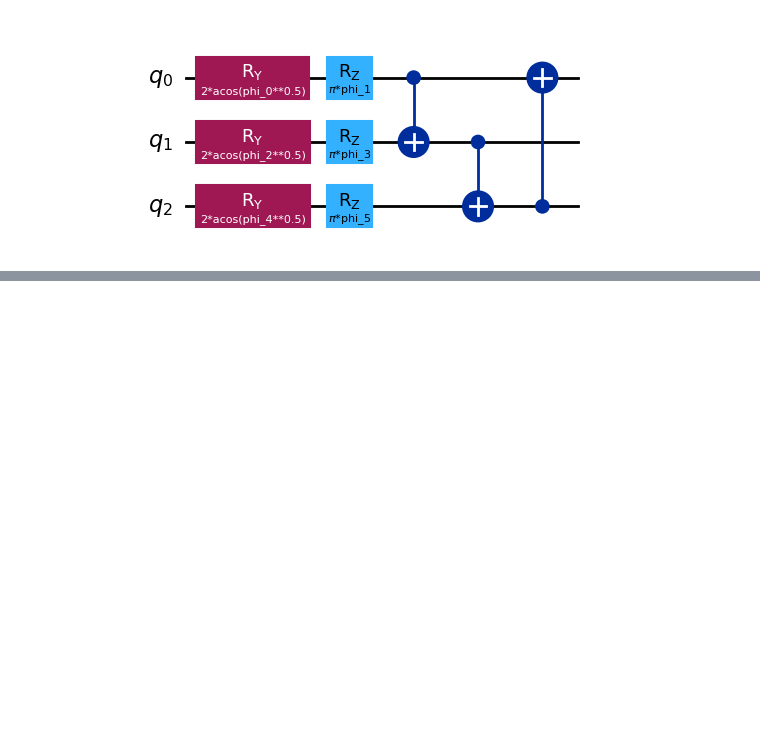
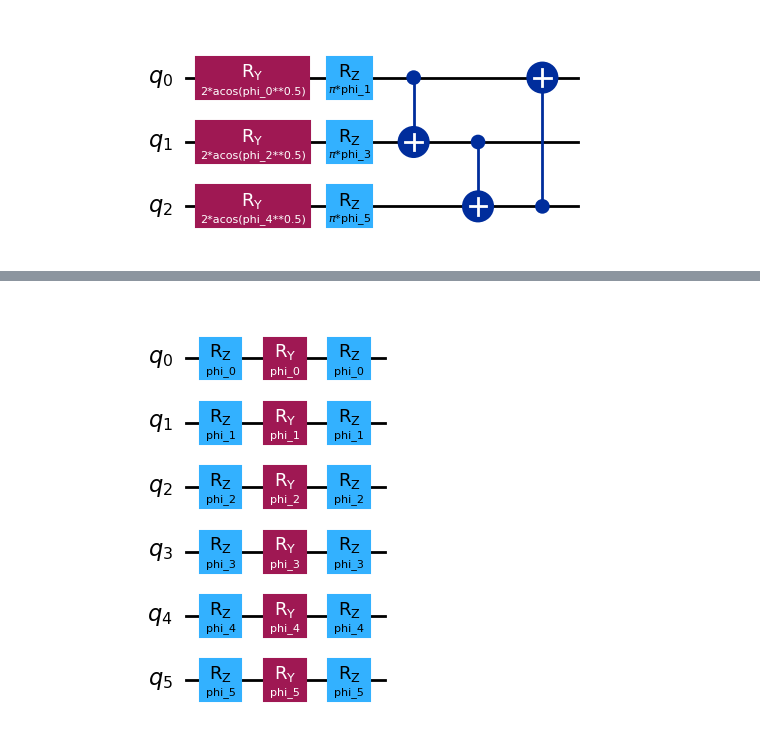
Before and after one commit to fdamore/QK, a Jupyter notebook: notebooks/validation.ipynb, the cells around one changed output, grey strips where cells are left out. Saved outputs shown, nothing was run; the diff lists cells and outputs as text; code cells hidden in the pictures; blank space fills up the shorter version.

Commit message:
Adding ZY-decomposition

```diff
--- a/notebooks/validation.ipynb
+++ b/notebooks/validation.ipynb
@@ -259,2 +261,7 @@ uniform_enc_assigned.draw('latex')
 Try to assign [0.4, 0.001, 0.5, 0.03, 0.9, 1]
 [figure]
+# %%
+zy_decomposition = Circuits.zy_decomposition(n_wire=6, full_ent=False)
+zy_decomposition.draw('mpl')
+# %% [output]
+[figure, added]
```
Also changed, not shown: parts of 2 cells of this notebook, 1 other file.
